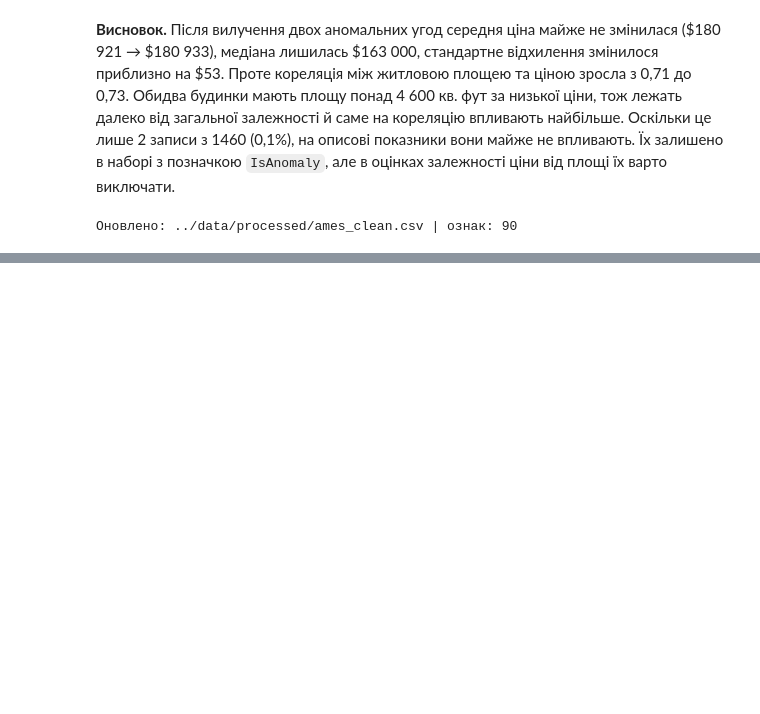
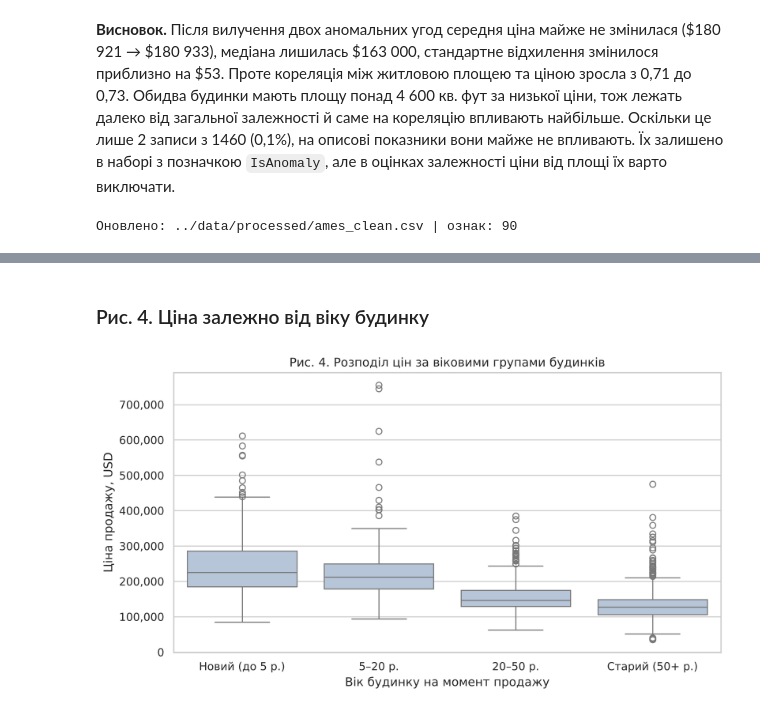
Before and after one commit to Denis8870/ames-housing-analysis, a Jupyter notebook: notebooks/analysis.ipynb, the cells around one changed output, grey strips where cells are left out. Cells and saved outputs as stored; diff of their text form; code cells hidden in the pictures; blank space fills up the shorter version.

```diff
--- a/notebooks/analysis.ipynb
+++ b/notebooks/analysis.ipynb
@@ -513,0 +738,14 @@ print("Оновлено:", PROCESSED_PATH, "| ознак:", df.shape[1])
+# %% [markdown]
+### Рис. 4. Ціна залежно від віку будинку
+# %%
+fig, ax = plt.subplots(figsize=(9, 5))
+sns.boxplot(data=merged, x="AgeGroup", y="SalePrice", color="lightsteelblue", ax=ax)
+ax.set_title("Рис. 4. Розподіл цін за віковими групами будинків")
+ax.set_xlabel("Вік будинку на момент продажу")
+ax.set_ylabel("Ціна продажу, USD")
+ax.yaxis.set_major_formatter(lambda x, _: f"{x:,.0f}")
+fig.tight_layout()
+fig.savefig(FIG_DIR / "04_price_by_age_group.png", dpi=150)
+plt.show()
+# %% [output]
+[figure, added]
```
Also changed, not shown: parts of 42 cells of this notebook, 15 other files.
